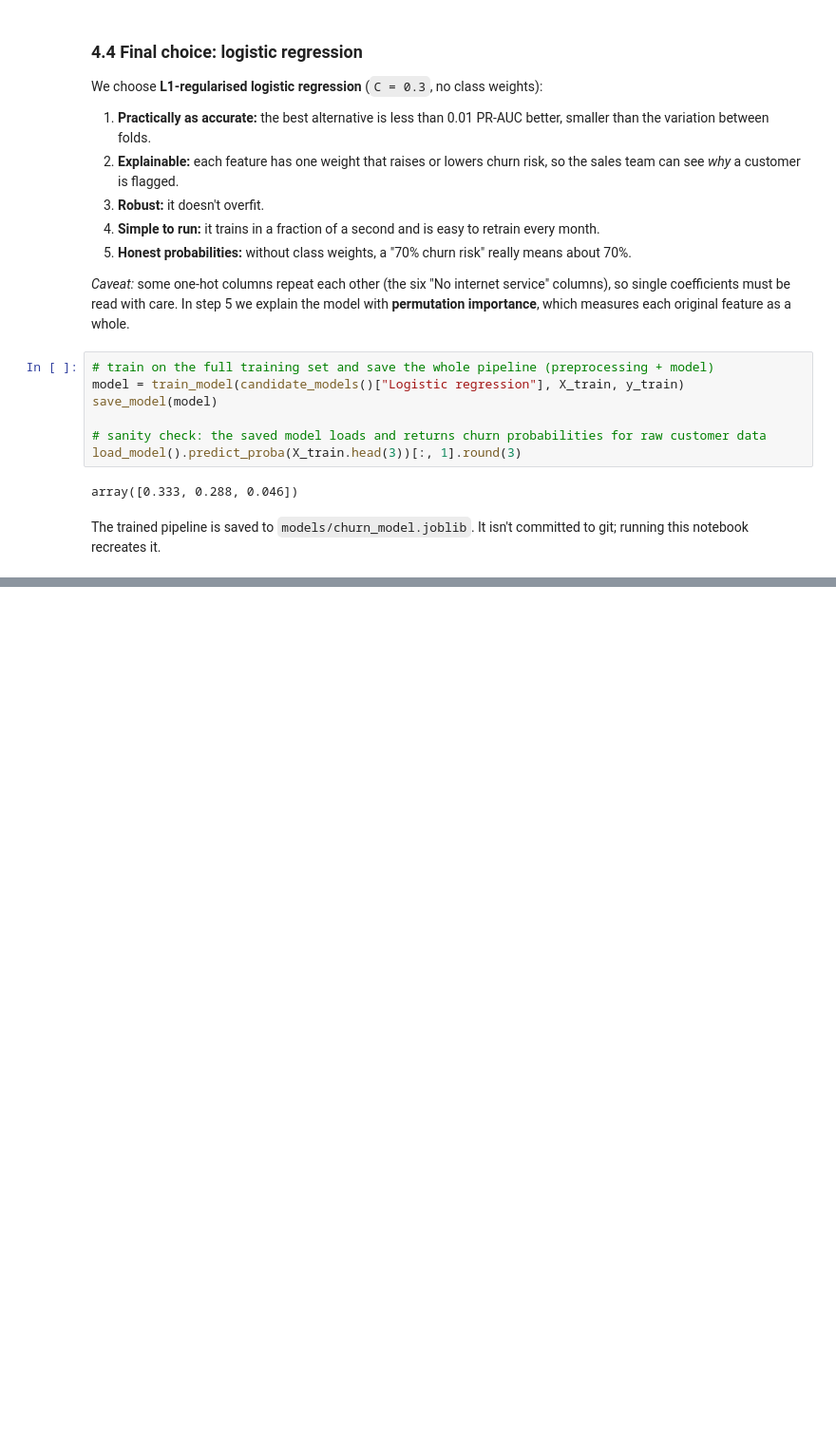
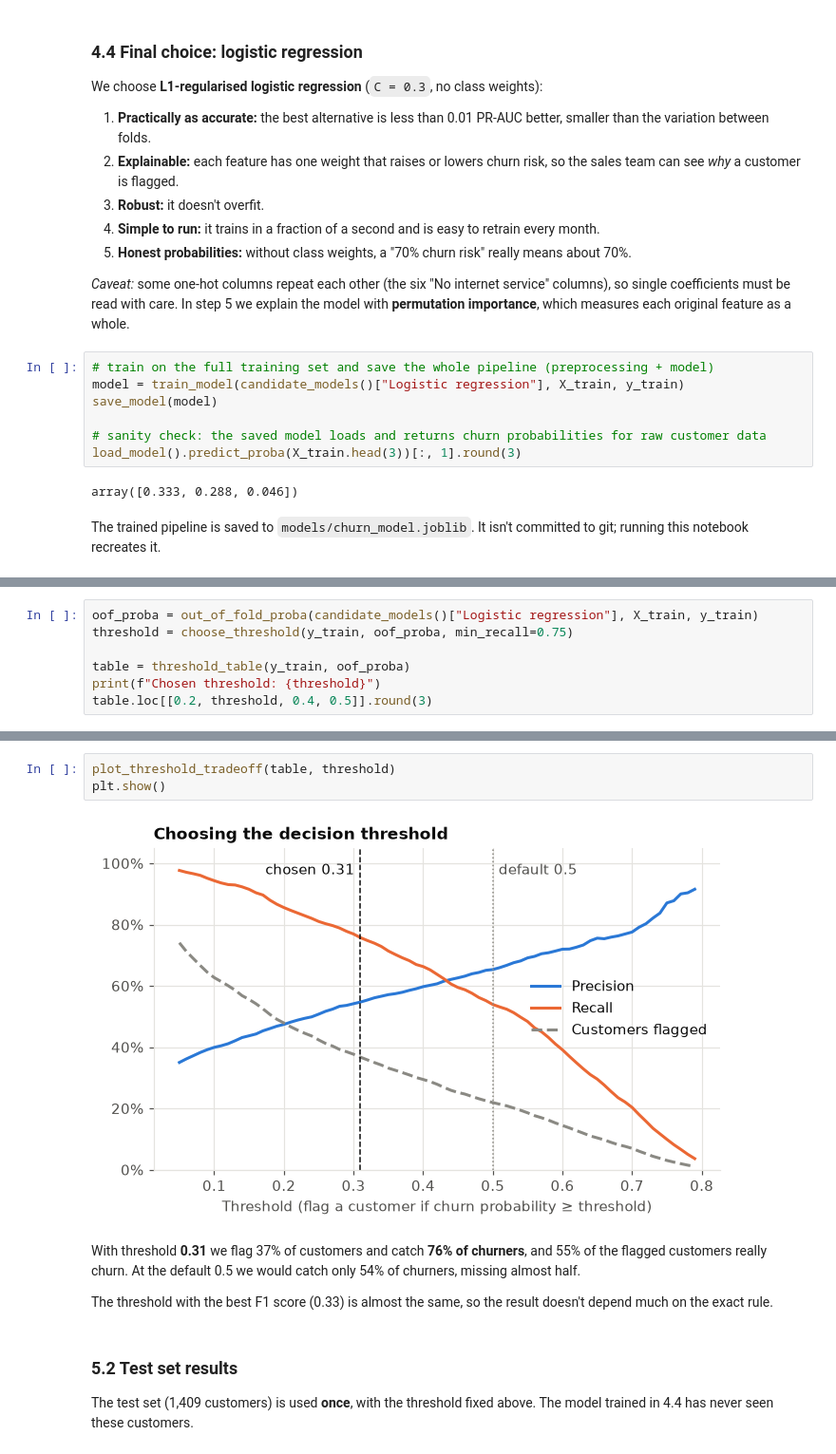
Before and after one commit to MuteMuty/telco-churn, a Jupyter notebook: notebooks/churn_analysis.ipynb, the cells around one changed output, grey strips where cells are left out. Shown at 95% size. Cells and saved outputs as stored; diff of their text form; blank space fills up the shorter version.

```diff
--- a/notebooks/churn_analysis.ipynb
+++ b/notebooks/churn_analysis.ipynb
@@ -471,0 +500,7 @@ The trained pipeline is saved to `models/churn_model.joblib`. It isn't committed
+# %%
+oof_proba = out_of_fold_proba(candidate_models()["Logistic regression"], X_train, y_train)
+threshold = choose_threshold(y_train, oof_proba, min_recall=0.75)
+
+table = threshold_table(y_train, oof_proba)
+print(f"Chosen threshold: {threshold}")
+table.loc[[0.2, threshold, 0.4, 0.5]].round(3)
@@ -471,0 +515,13 @@ The trained pipeline is saved to `models/churn_model.joblib`. It isn't committed
+# %%
+plot_threshold_tradeoff(table, threshold)
+plt.show()
+# %% [output]
+[figure, added]
+# %% [markdown]
+With threshold **0.31** we flag 37% of customers and catch **76% of churners**, and 55% of the flagged customers really churn. At the default 0.5 we would catch only 54% of churners, missing almost half.
+
+The threshold with the best F1 score (0.33) is almost the same, so the result doesn't depend much on the exact rule.
+# %% [markdown]
+### 5.2 Test set results
+
+The test set (1,409 customers) is used **once**, with the threshold fixed above. The model trained in 4.4 has never seen these customers.
```
Also changed, not shown: parts of 20 cells of this notebook, 2 other files.
